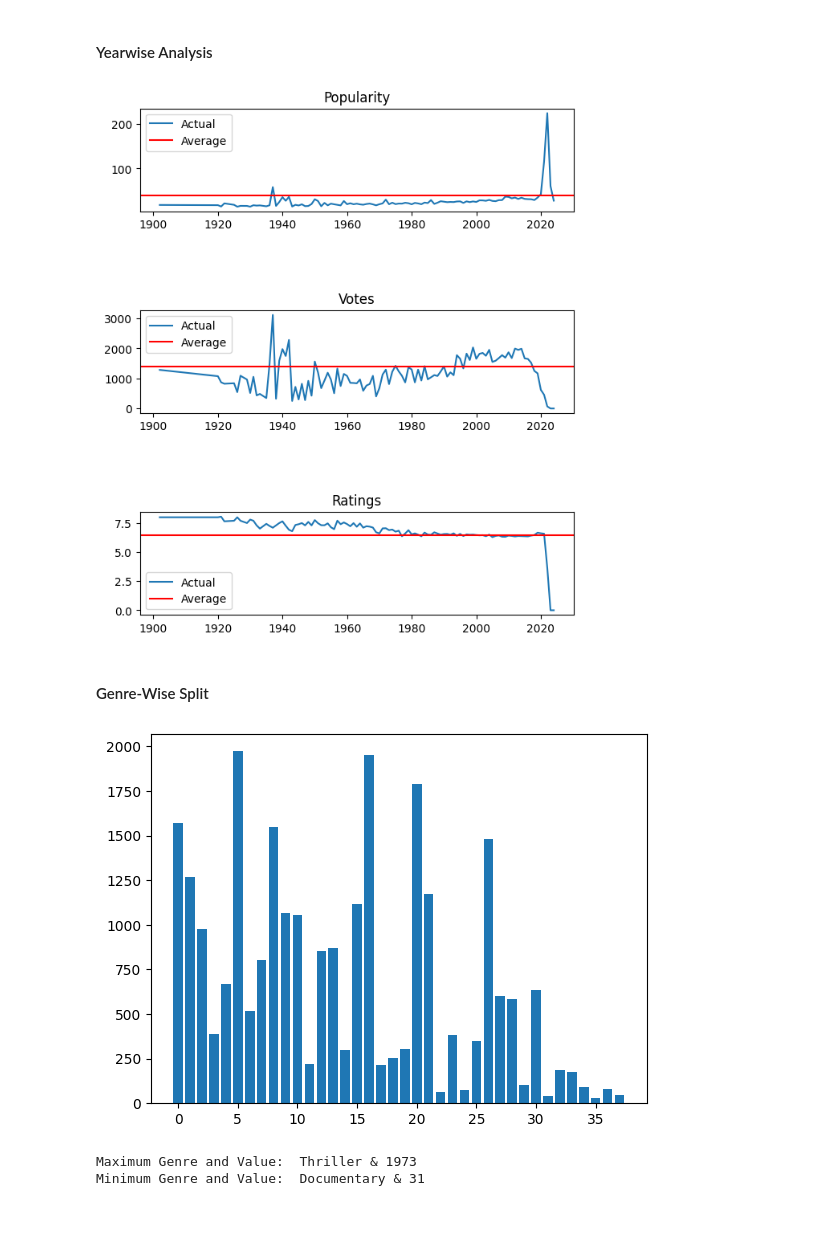
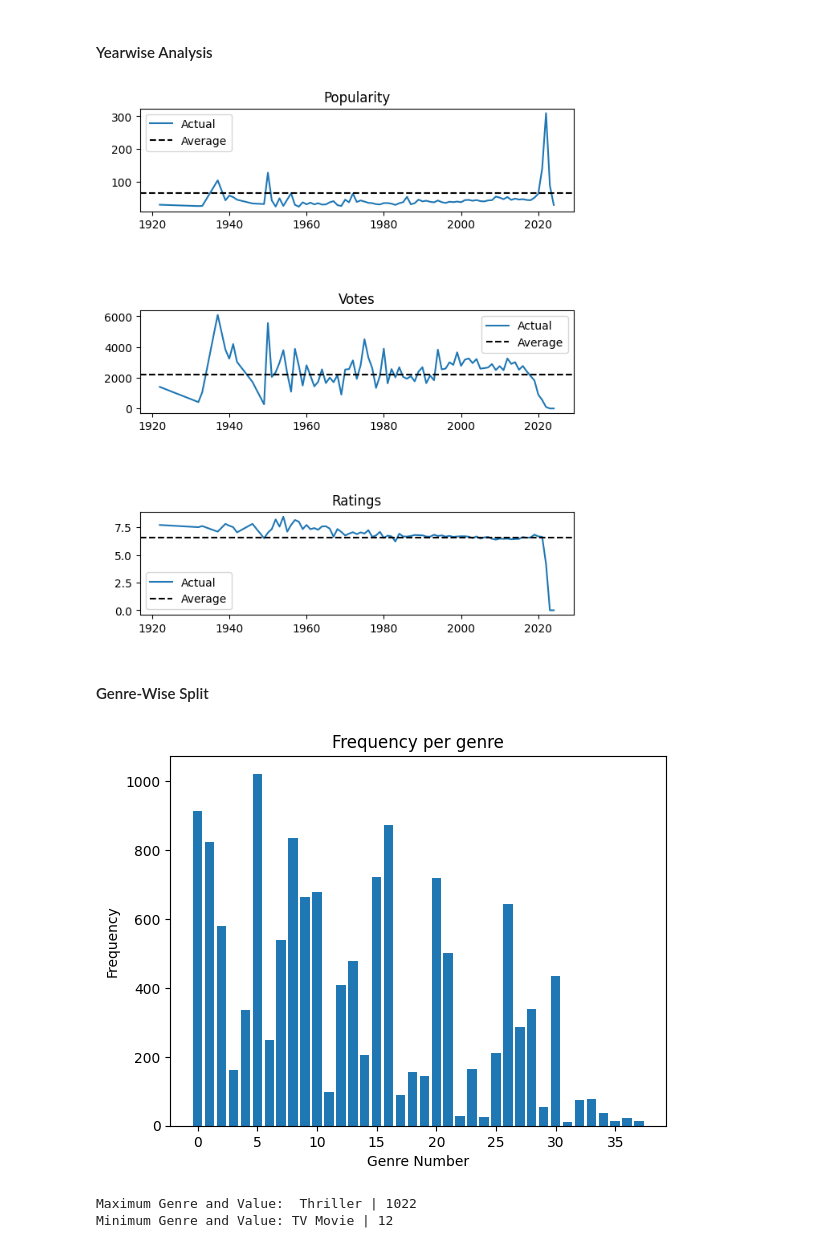
Before and after one commit to RampageousRJ/Movie-Recommender-System, a Jupyter notebook: model/model.ipynb, the cells around one changed output. Cells and saved outputs as stored; diff of their text form; code cells hidden in the pictures; blank space fills up the shorter version.

```diff
--- a/model/model.ipynb
+++ b/model/model.ipynb
@@ -74,3 +80,5 @@ df.describe()
+# %%
+df = df.sort_values(by='Popularity',ascending=False).head(5000)
 # %% [markdown]
 ### Exploratory Data Analysis
 # %% [markdown]
@@ -82,17 +90,17 @@ average = df[['Year','Popularity','Vote_Count','Vote_Average']].mean()
 
 fig,ax = plt.subplots(3,1)
 ax[0].plot(yearwise.index,yearwise['Popularity'],label='Actual')
-ax[0].axhline(y = average[1], color = 'r', linestyle = '-',label='Average')
+ax[0].axhline(y = average[1], linestyle = '--',label='Average',c='black')
 ax[0].set_title('Popularity')
 ax[0].legend(loc='best')
 
 ax[1].plot(yearwise.index,yearwise['Vote_Count'],label='Actual')
-ax[1].axhline(y = average[2], color = 'r', linestyle = '-',label='Average')
+ax[1].axhline(y = average[2], linestyle = '--',label='Average',c='black')
 ax[1].set_title('Votes')
 ax[1].legend(loc='best')
 
 ax[2].plot(yearwise.index,yearwise['Vote_Average'],label='Actual')
-ax[2].axhline(y = average[3], color = 'r', linestyle = '-',label='Average')
+ax[2].axhline(y = average[3], linestyle = '--',label='Average',c='black')
 ax[2].set_title('Ratings')
 ax[2].legend(loc='best')
 
@@ -101,30 +109,33 @@ fig.set_figheight(8)
 plt.show()
 # average
 # %% [output]
-[figure, old version]
+[figure, new version]
 # %% [markdown]
 #### Genre-Wise Split
 # %%
 genre_values = {}
 value_dict = {}
 def genre_fill(row):
     for genre in row.split(','):
         if genre in genre_values.keys():
             genre_values[genre]+=1
         else:
             genre_values[genre]=1
 
 for row in df['Genre']:
     genre_fill(row)
 
 plt.bar(np.arange(len(genre_values.keys())),genre_values.values())
+plt.title('Frequency per genre')
+plt.xlabel('Genre Number')
+plt.ylabel('Frequency')
 plt.show()
 
 max_key = max(genre_values, key=genre_values.get)
 min_key = min(genre_values, key=genre_values.get)
 print(f"Maximum Genre and Value: {max_key} | {max(genre_values.values())}")
 print(f"Minimum Genre and Value: {min_key} | {min(genre_values.values())}")
 # %% [output]
-[figure, old version]
+[figure, new version]
-Maximum Genre and Value:  Thriller & 1973
-Minimum Genre and Value:  Documentary & 31
+Maximum Genre and Value:  Thriller | 1022
+Minimum Genre and Value: TV Movie | 12
```
Also changed, not shown: parts of 18 cells of this notebook.
